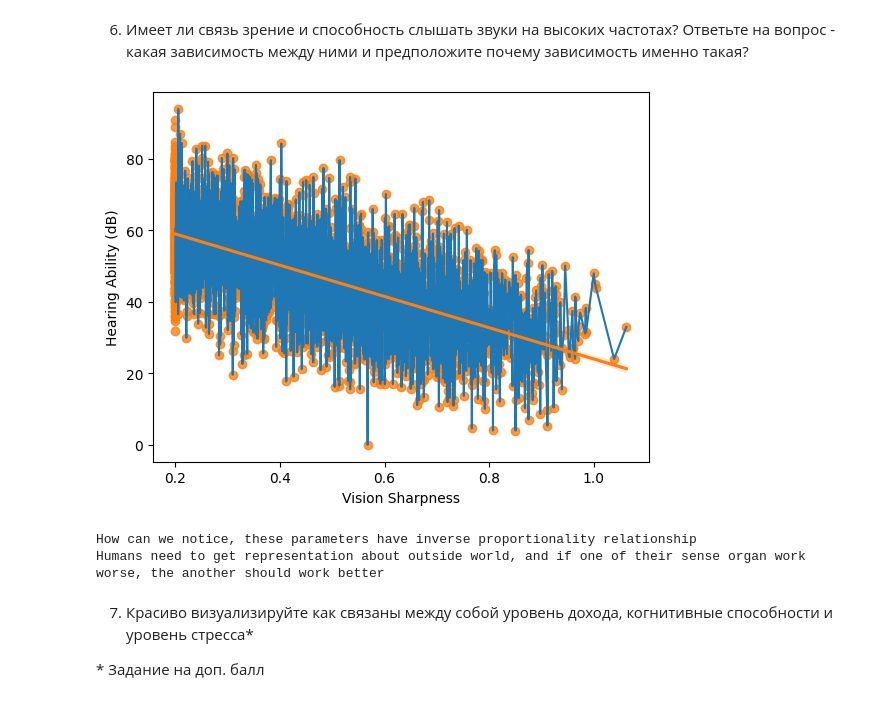
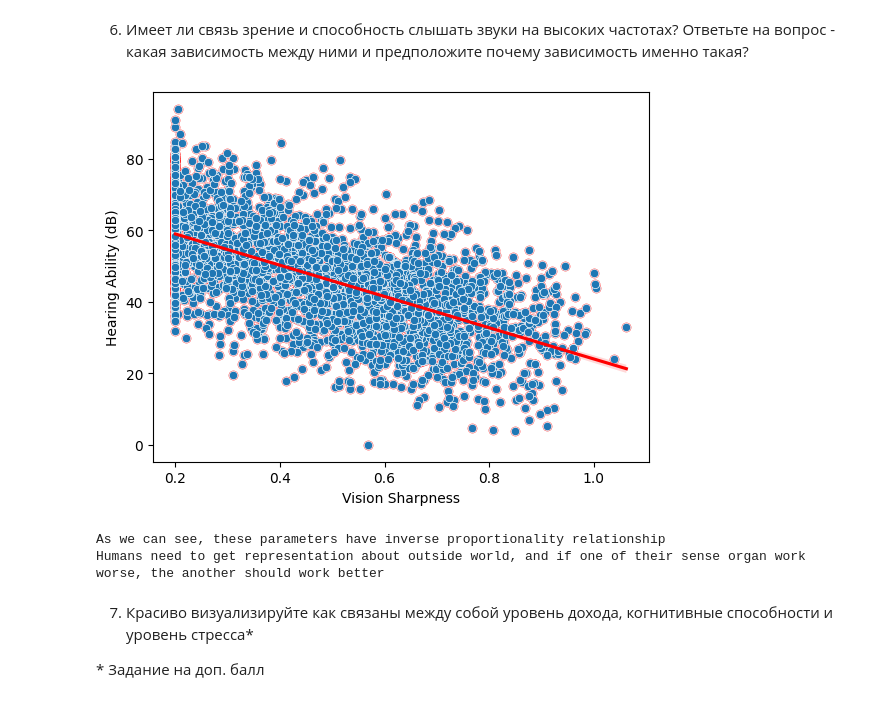
Before and after one commit to Larcha14/ML_MAI, a Jupyter notebook: Lab_1/Lab1_v7.ipynb, the cells around one changed output. Cells and saved outputs as stored; diff of their text form; code cells hidden in the pictures.

Commit message:
Diagram number 6 has been update

```diff
--- a/Lab_1/Lab1_v7.ipynb
+++ b/Lab_1/Lab1_v7.ipynb
@@ -530,16 +531,16 @@ Name: count, dtype: int64
 6. Имеет ли связь зрение и способность слышать звуки на высоких частотах? Ответьте на вопрос - какая зависимость между ними и предположите почему зависимость именно такая?
 # %%
 #Has been changed
-sns.lineplot(datset, x="Vision Sharpness", y="Hearing Ability (dB)")
-sns.regplot(datset, x="Vision Sharpness", y="Hearing Ability (dB)")
+sns.regplot(datset, x="Vision Sharpness", y="Hearing Ability (dB)", color='r')
+sns.scatterplot(datset, x="Vision Sharpness", y="Hearing Ability (dB)")
 plt.show()
 
 print()
 print("As we can see, these parameters have inverse proportionality relationship")
 print("Humans need to get representation about outside world, and if one of their sense organ work worse, the another should work better")
 # %% [output]
-[figure, old version]
+[figure, new version]
-How can we notice, these parameters have inverse proportionality relationship
+As we can see, these parameters have inverse proportionality relationship
 Humans need to get representation about outside world, and if one of their sense organ work worse, the another should work better
 # %% [markdown]
 7. Красиво визуализируйте как связаны между собой уровень дохода, когнитивные способности и уровень стресса*
```
Also changed, not shown: parts of 6 cells of this notebook.
